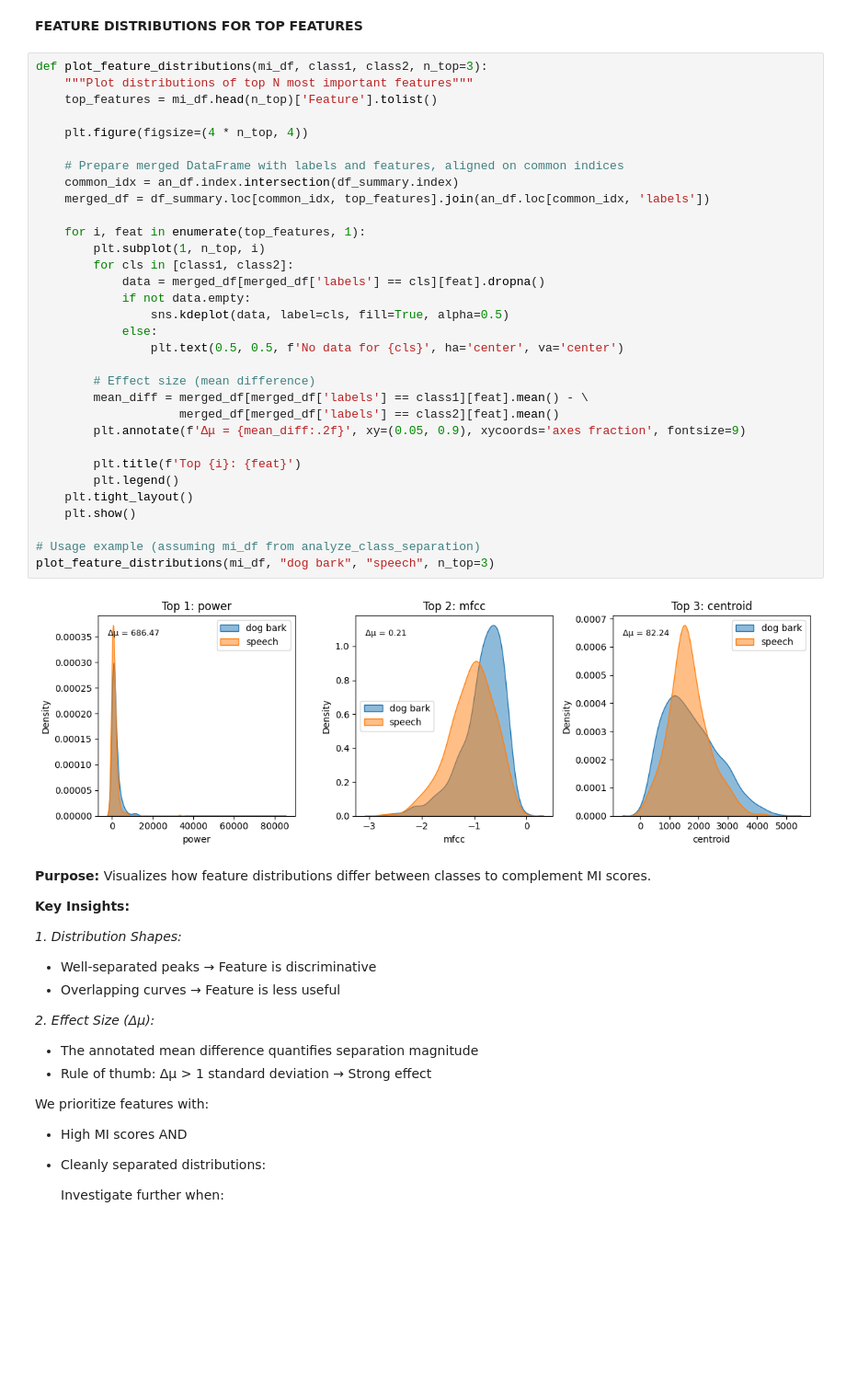
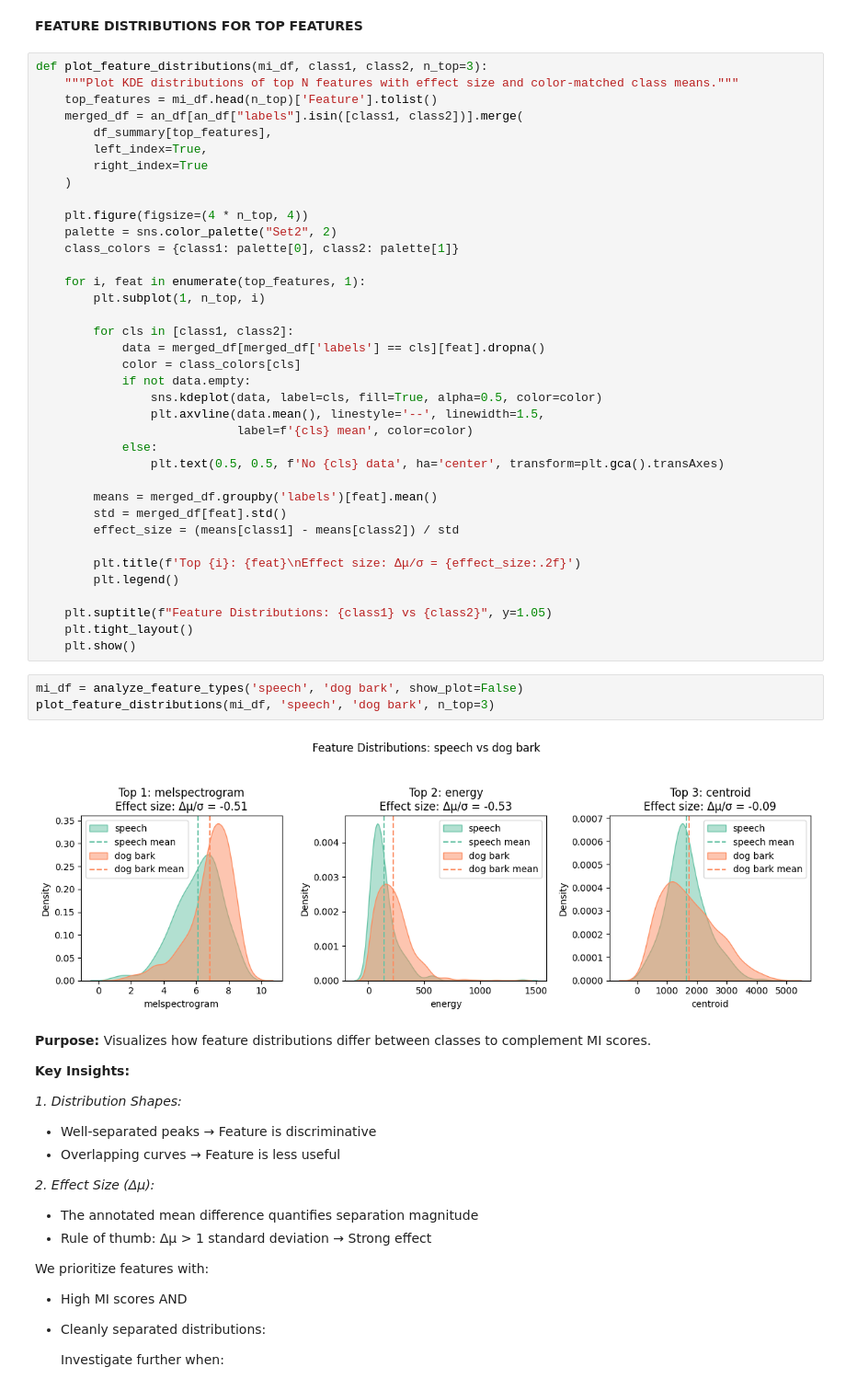
Before and after one commit to 8asic/mlpc2025-sound-event-detection, a Jupyter notebook: T3-Classification/1. Labeling Function.ipynb, the cells around one changed output. Shown at 92% size. Cells and saved outputs as stored; diff of their text form; blank space fills up the shorter version.

```diff
--- a/T3-Classification/1. Labeling Function.ipynb
+++ b/T3-Classification/1. Labeling Function.ipynb
@@ -711,40 +668,48 @@ Identifies which features best distinguish between two sound classes using Mutua
 - Re-evaluate features below threshold unless domain knowledge suggests importance
 # %% [markdown]
 **FEATURE DISTRIBUTIONS FOR TOP FEATURES**
-# %%
-def plot_feature_distributions(mi_df, class1, class2, n_top=3):
-    """Plot distributions of top N most important features"""
-    top_features = mi_df.head(n_top)['Feature'].tolist()
-
-    plt.figure(figsize=(4 * n_top, 4))
-
-    # Prepare merged DataFrame with labels and features, aligned on common indices
-    common_idx = an_df.index.intersection(df_summary.index)
-    merged_df = df_summary.loc[common_idx, top_features].join(an_df.loc[common_idx, 'labels'])
-
-    for i, feat in enumerate(top_features, 1):
-        plt.subplot(1, n_top, i)
-        for cls in [class1, class2]:
-            data = merged_df[merged_df['labels'] == cls][feat].dropna()
-            if not data.empty:
-                sns.kdeplot(data, label=cls, fill=True, alpha=0.5)
-            else:
-                plt.text(0.5, 0.5, f'No data for {cls}', ha='center', va='center')
-
-        # Effect size (mean difference)
-        mean_diff = merged_df[merged_df['labels'] == class1][feat].mean() - \
-                    merged_df[merged_df['labels'] == class2][feat].mean()
-        plt.annotate(f'Δμ = {mean_diff:.2f}', xy=(0.05, 0.9), xycoords='axes fraction', fontsize=9)
-
-        plt.title(f'Top {i}: {feat}')
-        plt.legend()
-    plt.tight_layout()
-    plt.show()
-
-# Usage example (assuming mi_df from analyze_class_separation)
-plot_feature_distributions(mi_df, "dog bark", "speech", n_top=3)
-# %% [output]
-[figure, removed]
+# %%
+def plot_feature_distributions(mi_df, class1, class2, n_top=3):
+    """Plot KDE distributions of top N features with effect size and color-matched class means."""
+    top_features = mi_df.head(n_top)['Feature'].tolist()
+    merged_df = an_df[an_df["labels"].isin([class1, class2])].merge(
+        df_summary[top_features],
+        left_index=True,
+        right_index=True
+    )
+
+    plt.figure(figsize=(4 * n_top, 4))
+    palette = sns.color_palette("Set2", 2)
+    class_colors = {class1: palette[0], class2: palette[1]}
+
+    for i, feat in enumerate(top_features, 1):
+        plt.subplot(1, n_top, i)
+
+        for cls in [class1, class2]:
+            data = merged_df[merged_df['labels'] == cls][feat].dropna()
+            color = class_colors[cls]
+            if not data.empty:
+                sns.kdeplot(data, label=cls, fill=True, alpha=0.5, color=color)
+                plt.axvline(data.mean(), linestyle='--', linewidth=1.5,
+                            label=f'{cls} mean', color=color)
+            else:
+                plt.text(0.5, 0.5, f'No {cls} data', ha='center', transform=plt.gca().transAxes)
+
+        means = merged_df.groupby('labels')[feat].mean()
+        std = merged_df[feat].std()
+        effect_size = (means[class1] - means[class2]) / std
+
+        plt.title(f'Top {i}: {feat}\nEffect size: Δμ/σ = {effect_size:.2f}')
+        plt.legend()
+
+    plt.suptitle(f"Feature Distributions: {class1} vs {class2}", y=1.05)
+    plt.tight_layout()
+    plt.show()
+# %%
+mi_df = analyze_feature_types('speech', 'dog bark', show_plot=False)
+plot_feature_distributions(mi_df, 'speech', 'dog bark', n_top=3)
+# %% [output]
+[figure, added]
 # %% [markdown]
 **Purpose:**
 Visualizes how feature distributions differ between classes to complement MI scores.
```
Also changed, not shown: parts of 20 cells of this notebook.
